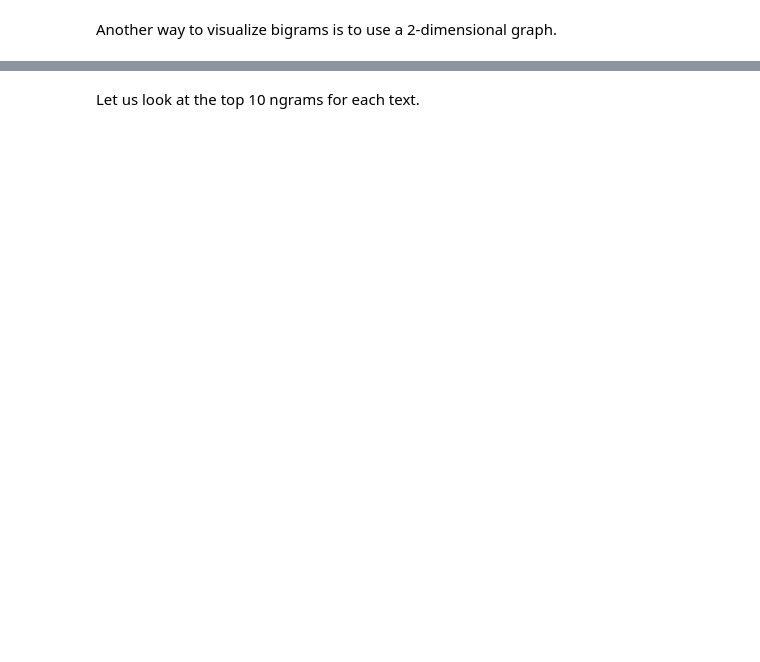
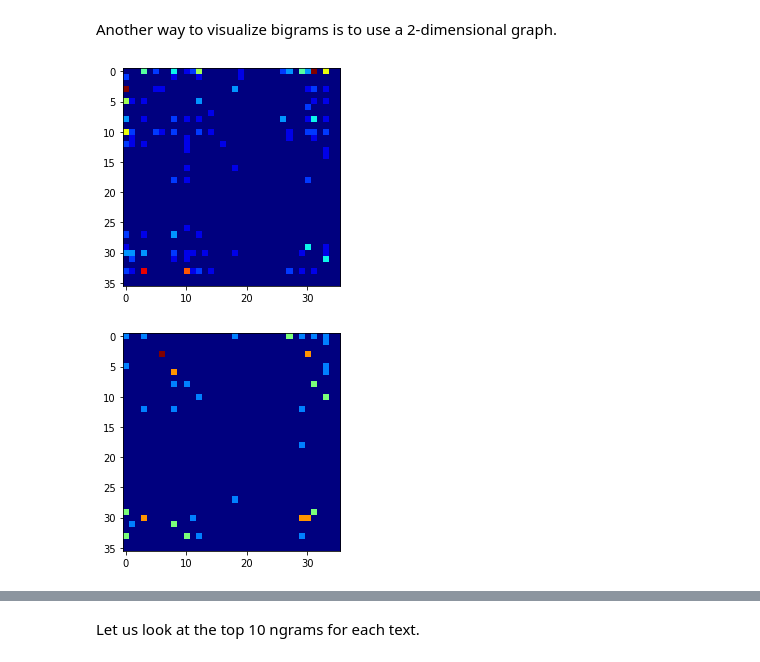
Before and after one commit to kkousar/fmml2021, a Jupyter notebook: Lab1_Features.ipynb, the cells around one changed output, grey strips where cells are left out. Cells and saved outputs as stored; diff of their text form; code cells hidden in the pictures; blank space fills up the shorter version.

```diff
--- a/Lab1_Features.ipynb
+++ b/Lab1_Features.ipynb
@@ -183,14 +143,17 @@ plt.show()
 Another way to visualize bigrams is to use a 2-dimensional graph.
 # %%
 def plotbihistogram(ngram):
-  freq = np.zeros((26,26))
-  for ii in range(26):
-    for jj in range(26):
-      freq[ii,jj] = ngram[(chr(ord('a')+ii), chr(ord('a')+jj))]
+  freq = np.zeros((36,36))
+  for ii in range(36):
+    for jj in range(36):
+      freq[ii,jj] = ngram[(chr(ord('ا')+ii), chr(ord('ا')+jj))]
   plt.imshow(freq, cmap = 'jet')
   return freq
 # %%
-bieng1 = plotbihistogram(bigram_eng1)
+bieng1 = plotbihistogram(bigram_urdu1)
 plt.show()
-bieng2 = plotbihistogram(bigram_eng2)
+bieng2 = plotbihistogram(bigram_urdu2)
+# %% [output]
+[figure, added]
+[figure, added]
 # %%
```
Also changed, not shown: parts of 29 cells of this notebook.
